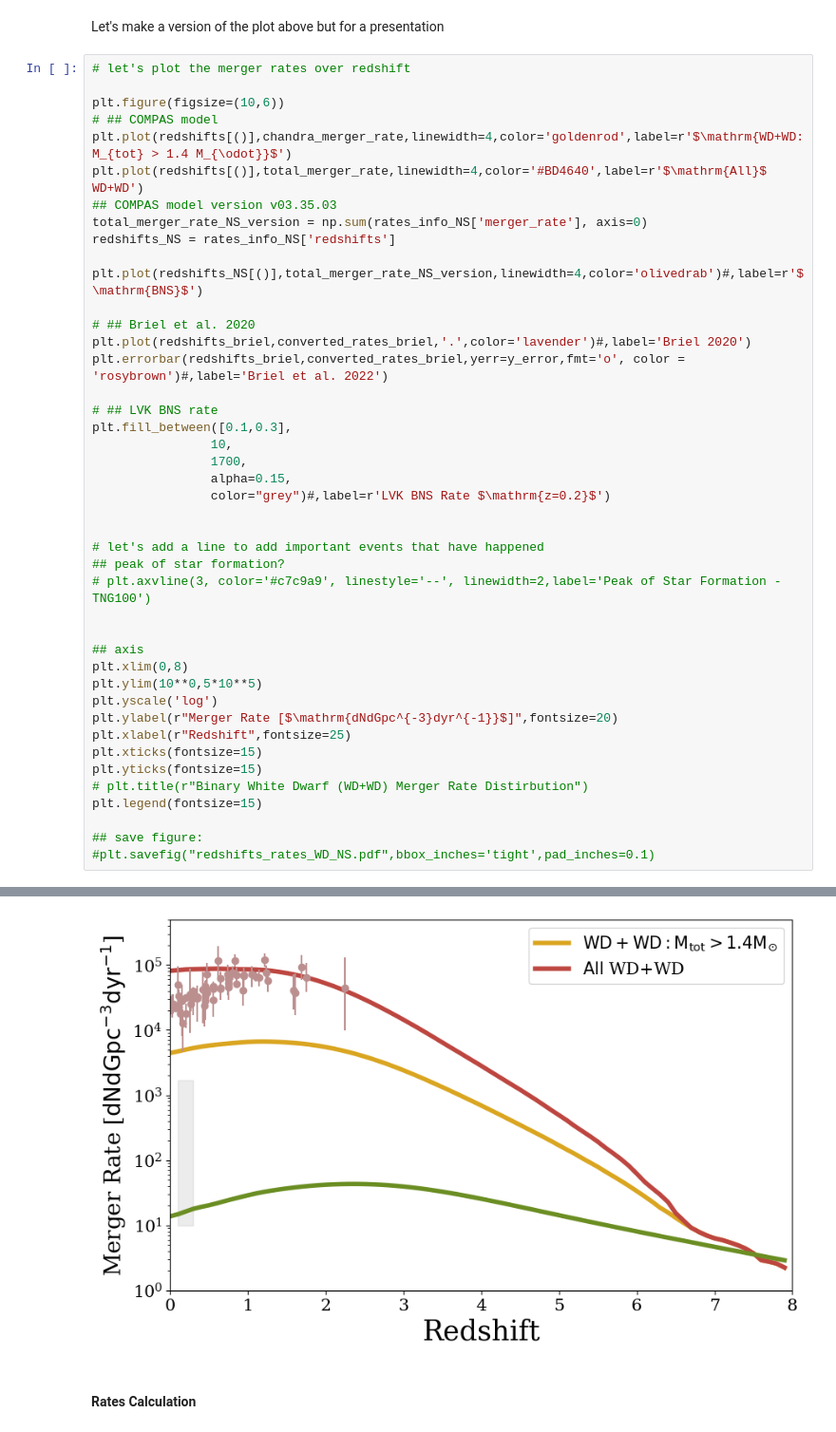
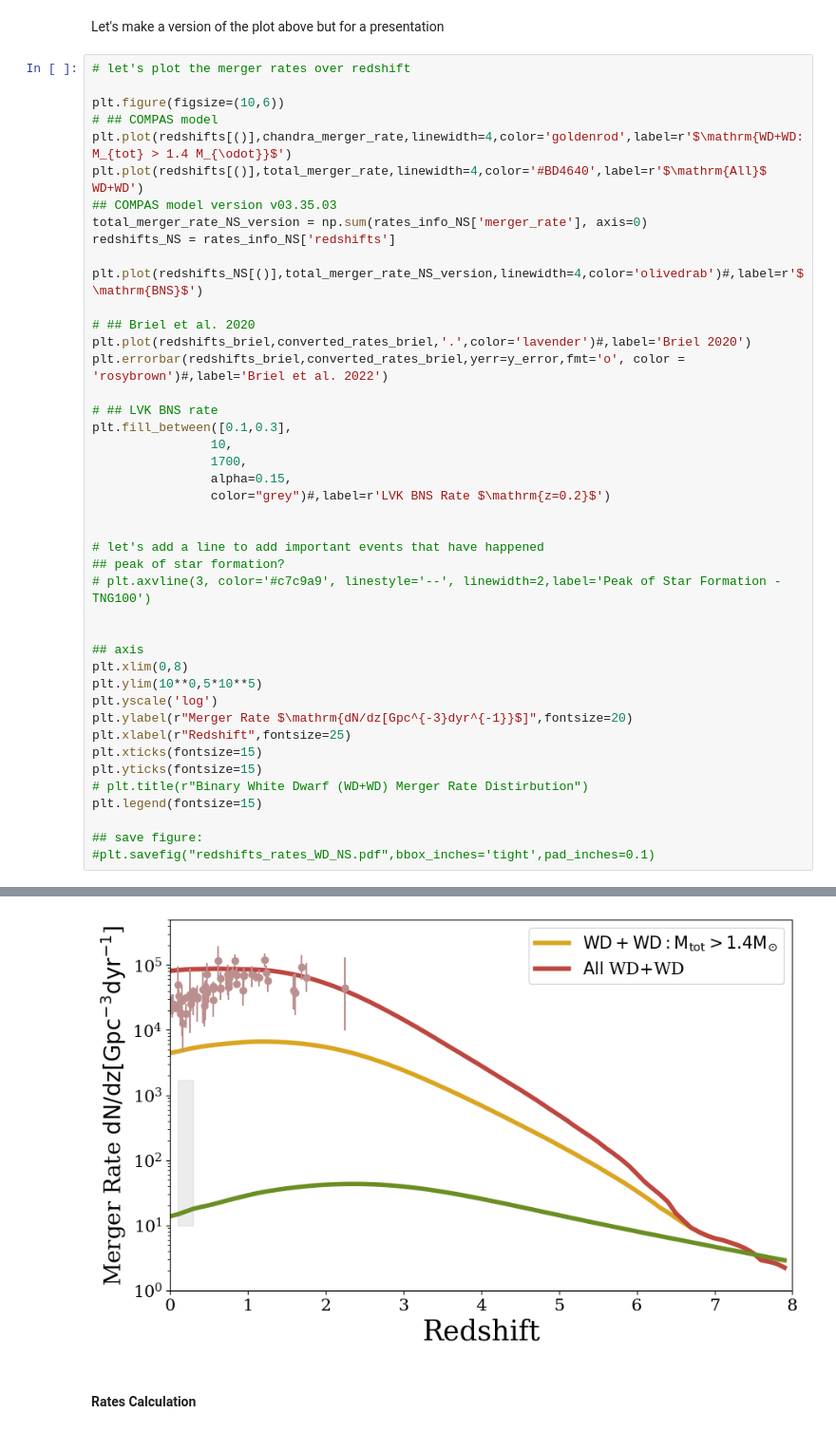
Before and after one commit to melanie-santiago26/research_work, a Jupyter notebook: making_figures/rates_analysis.ipynb, the cells around one changed output, grey strips where cells are left out. Shown at 95% size. Cells and saved outputs as stored; diff of their text form.

```diff
--- a/making_figures/rates_analysis.ipynb
+++ b/making_figures/rates_analysis.ipynb
@@ -557,35 +557,35 @@ plt.plot(redshifts_NS[()],total_merger_rate_NS_version,linewidth=4,color='olived
 plt.plot(redshifts_briel,converted_rates_briel,'.',color='lavender')#,label='Briel 2020')
 plt.errorbar(redshifts_briel,converted_rates_briel,yerr=y_error,fmt='o', color = 'rosybrown')#,label='Briel et al. 2022')
 
 # ## LVK BNS rate
 plt.fill_between([0.1,0.3],
                 10,
                 1700,
                 alpha=0.15,
                 color="grey")#,label=r'LVK BNS Rate $\mathrm{z=0.2}$')
 
 
 # let's add a line to add important events that have happened
 ## peak of star formation?
 # plt.axvline(3, color='#c7c9a9', linestyle='--', linewidth=2,label='Peak of Star Formation - TNG100')
 
 
 ## axis
 plt.xlim(0,8)
 plt.ylim(10**0,5*10**5)
 plt.yscale('log')
-plt.ylabel(r"Merger Rate [$\mathrm{dNdGpc^{-3}dyr^{-1}}$]",fontsize=20)
+plt.ylabel(r"Merger Rate $\mathrm{dN/dz[Gpc^{-3}dyr^{-1}}$]",fontsize=20)
 plt.xlabel(r"Redshift",fontsize=25)
 plt.xticks(fontsize=15)
 plt.yticks(fontsize=15)
 # plt.title(r"Binary White Dwarf (WD+WD) Merger Rate Distirbution")
 plt.legend(fontsize=15)
 
 ## save figure:
 #plt.savefig("redshifts_rates_WD_NS.pdf",bbox_inches='tight',pad_inches=0.1)
 # %% [output]
 <matplotlib.legend.Legend at 0x...>
-[figure, old version]
+[figure, new version]
 # %% [markdown]
 #### Rates Calculation
 # %%
```
